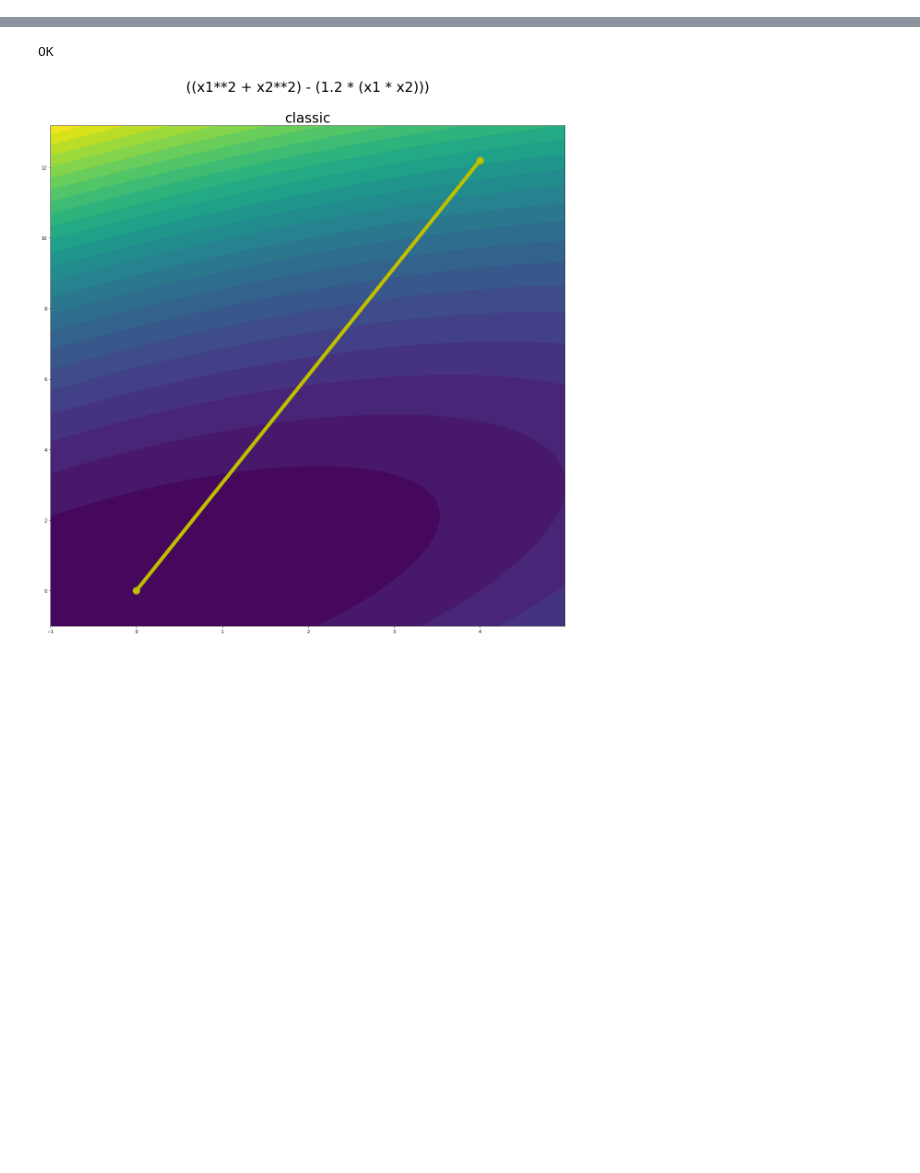
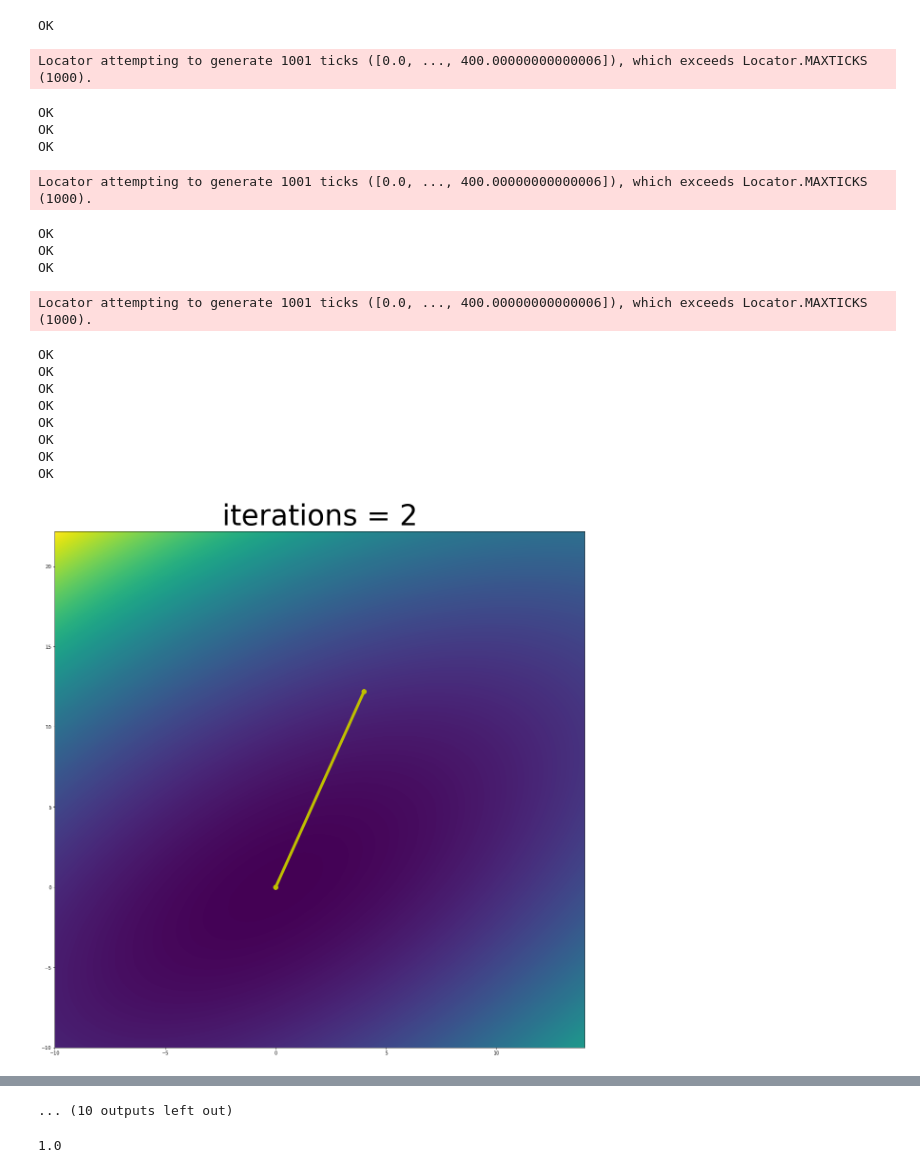
Before and after one commit to Brat-vseznamus/optimization-methods, a Jupyter notebook: pythonUtils/Graphs.ipynb, the cells around one changed output, grey strips where cells are left out. Cells and saved outputs as stored; diff of their text form; code cells hidden in the pictures; blank space fills up the shorter version.

```diff
--- a/pythonUtils/Graphs.ipynb
+++ b/pythonUtils/Graphs.ipynb
@@ -69,0 +59,27 @@ OK
+# %%
+methods = ["classic", "oneDim", "descent", "bfs", "paulle"]
+funcsSize = 4
+
+for method in methods:
+    for funcI in range(0, funcsSize):
+        draw(method + "_" + str(funcI))
+# %% [output]
+OK
+Locator attempting to generate 1001 ticks ([0.0, ..., 400.00000000000006]), which exceeds Locator.MAXTICKS (1000).
+OK
+OK
+OK
+Locator attempting to generate 1001 ticks ([0.0, ..., 400.00000000000006]), which exceeds Locator.MAXTICKS (1000).
+OK
+OK
+OK
+Locator attempting to generate 1001 ticks ([0.0, ..., 400.00000000000006]), which exceeds Locator.MAXTICKS (1000).
+OK
+OK
+OK
+OK
+OK
+OK
+OK
+OK
+[figure, added]
@@ -70,5 +90,5 @@ OK
+... (10 outputs left out)
 # %%
-draw("classic_0")
+draw("descent_0")
 # %% [output]
-OK
+1.0
-[figure, removed]
```
Also changed, not shown: parts of 4 cells of this notebook, 39 other files.
